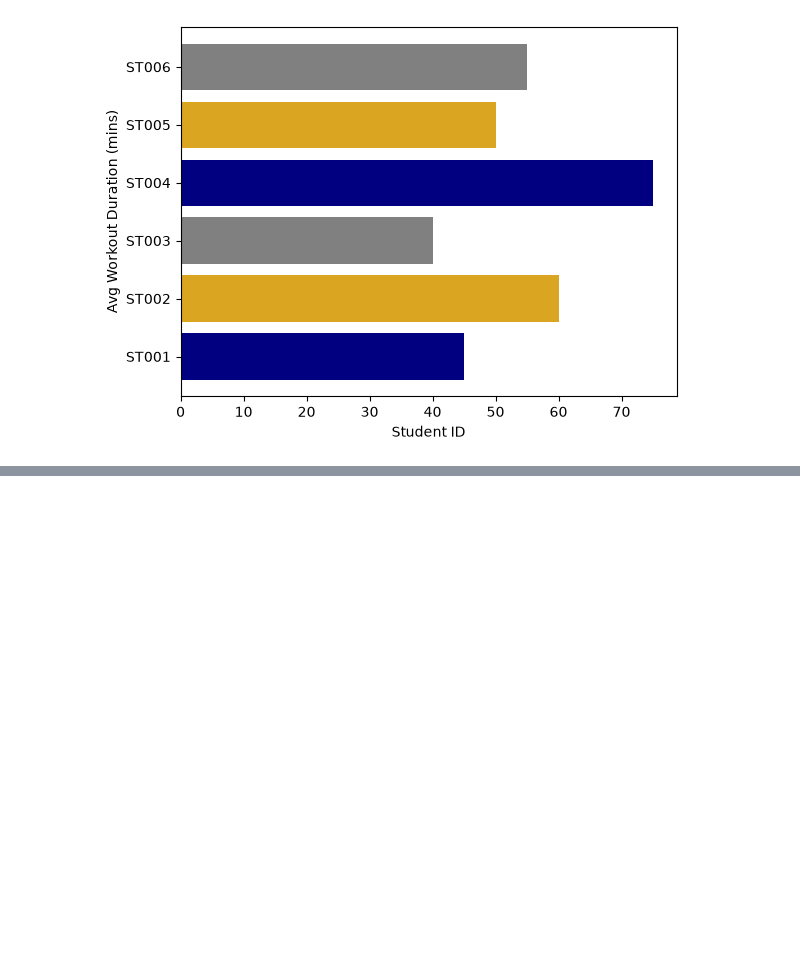
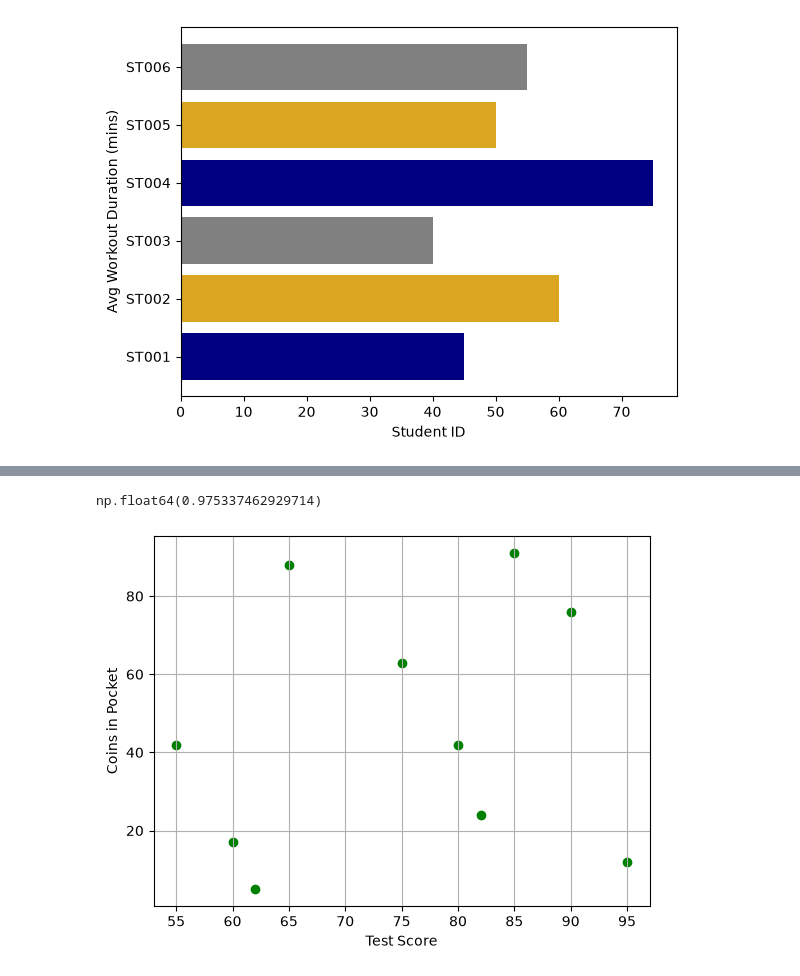
Before and after one commit to israel-oye/Python-Class-Batches, a Jupyter notebook: App-Based-Python/Batch-14A/Data Visualization/main.ipynb, the cells around one changed output, grey strips where cells are left out. Cells and saved outputs as stored; diff of their text form; code cells hidden in the pictures; blank space fills up the shorter version.

```diff
--- a/App-Based-Python/Batch-14A/Data Visualization/main.ipynb
+++ b/App-Based-Python/Batch-14A/Data Visualization/main.ipynb
@@ -108,0 +148,16 @@ plt.show()
+# %%
+df = pd.read_csv("study_hours.csv")
+
+x_axis = df["Test_Score"]
+y_axis = df["Coins_in_Pocket"]
+
+
+plt.xlabel("Test Score")
+plt.ylabel("Coins in Pocket")
+plt.grid()
+plt.scatter(x_axis, y_axis, color="green")
+
+df["Hours_Studied"].corr(df["Test_Score"])
+# %% [output]
+np.float64(0.975337462929714)
+[figure, added]
```
Also changed, not shown: parts of 3 cells of this notebook, 1 other file.
